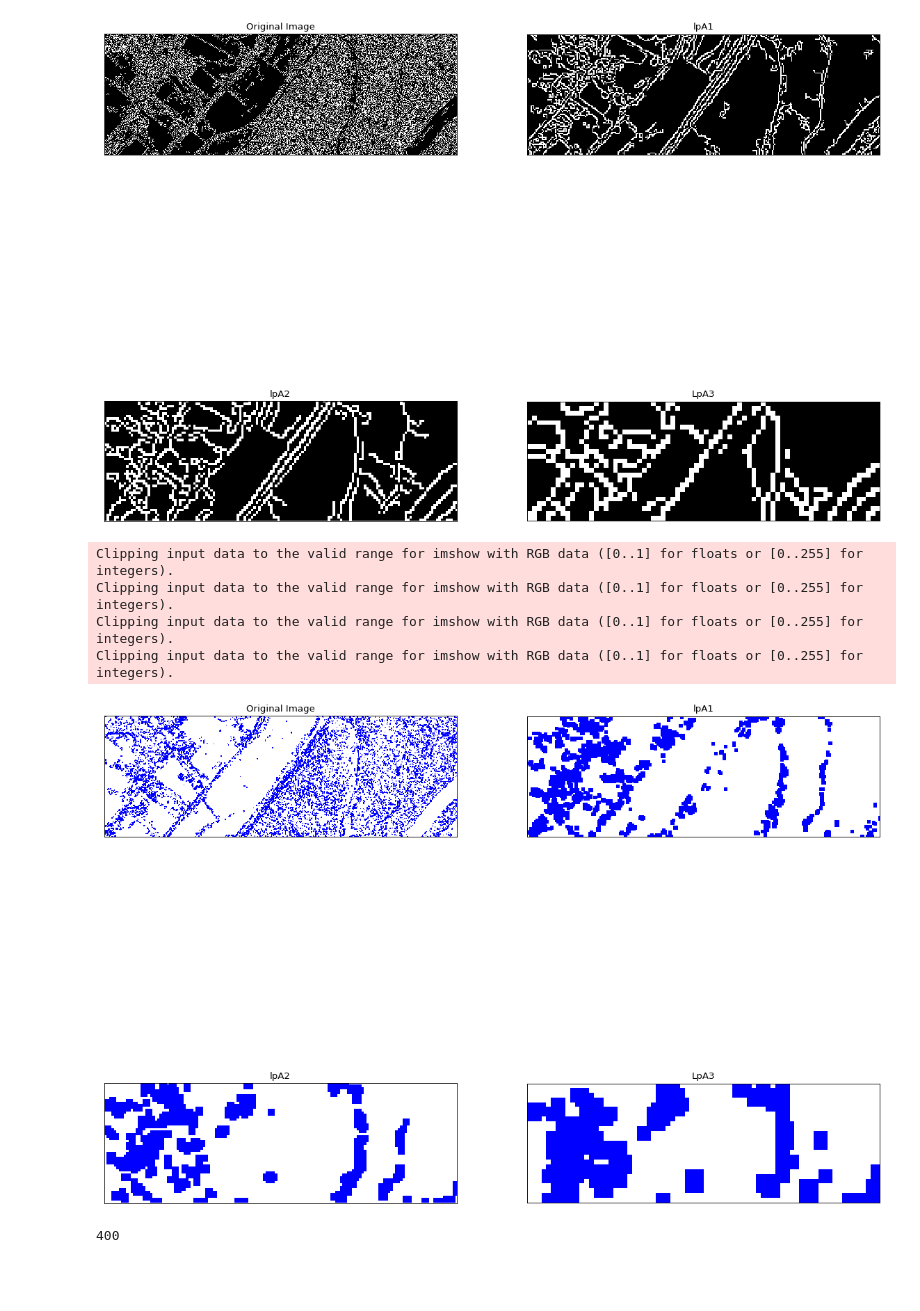
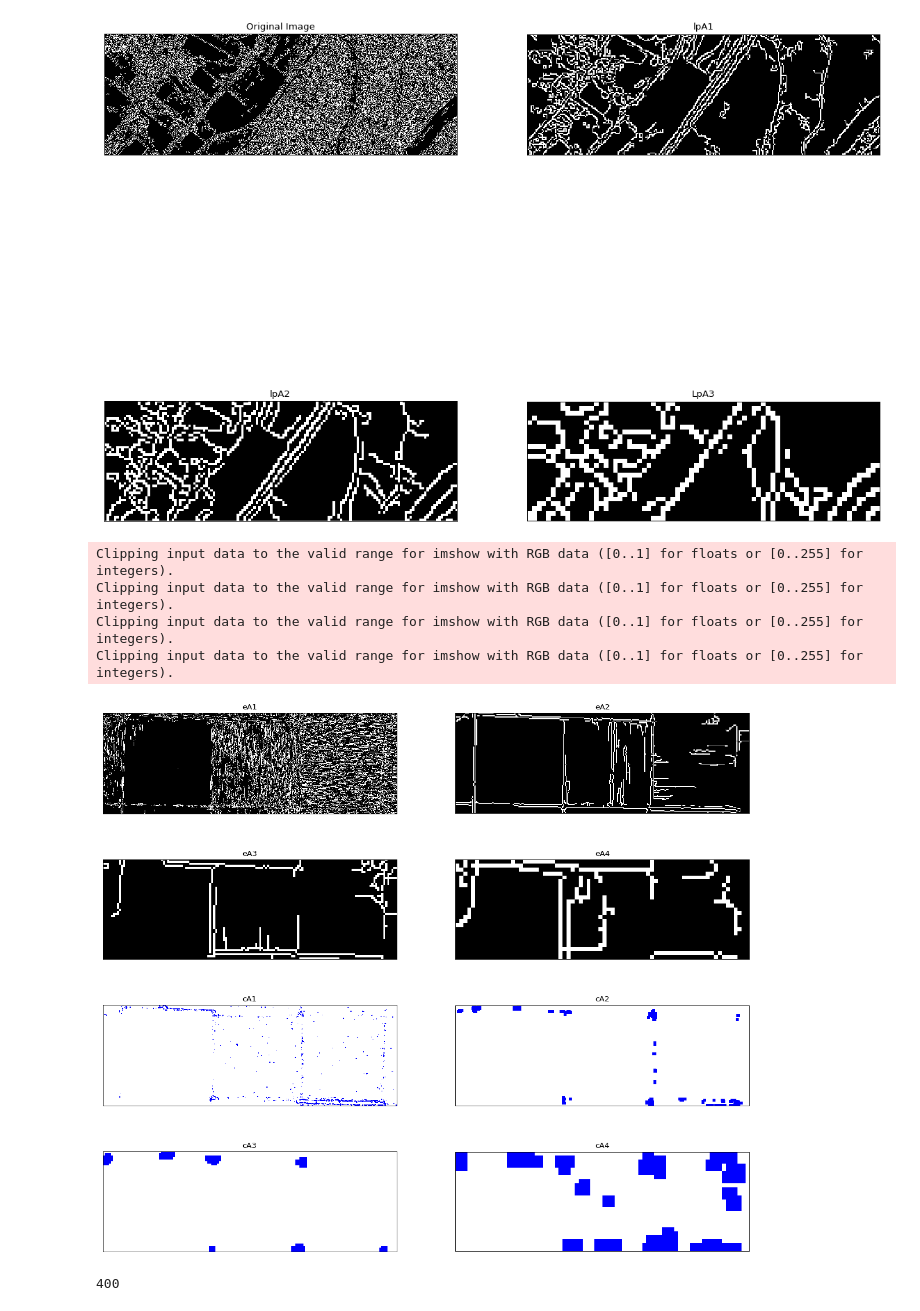
Before and after one commit to nfick/agfield, a Jupyter notebook: hello/FindFieldTest/FindingAField.ipynb, the cells around one changed output. Saved outputs shown, nothing was run; the diff lists cells and outputs as text; code cells hidden in the pictures; blank space fills up the shorter version.

```diff
--- a/hello/FindFieldTest/FindingAField.ipynb
+++ b/hello/FindFieldTest/FindingAField.ipynb
@@ -182,44 +417,45 @@ plt.show()
 # %% [output]
 [figure]
 # %%
-G = img.copy()
+G = img2.copy()
 gpA = [G]
-eImg = cv2.cvtColor(G,cv2.COLOR_BGR2GRAY)
-eImg = np.float32(eImg)
-dst = cv2.cornerHarris(eImg,2,1,0.04)
+cImg = cv2.cvtColor(G,cv2.COLOR_BGR2GRAY)
+cImg = np.float32(cImg)
+dst = cv2.cornerHarris(cImg,2,1,0.04)
 dst = cv2.dilate(dst,None)
-eImg = cv2.cvtColor(eImg,cv2.COLOR_GRAY2BGR)
-eImg[dst>0.01*dst.max()]=[0,0,255]
-
-eA = [eImg]
+cImg = cv2.cvtColor(cImg,cv2.COLOR_GRAY2BGR)
+cImg[dst>0.01*dst.max()]=[0,0,255]
+cA = [cImg]
+eA = [cv2.Canny(G,50,150)]
 for i in range(4):
     G = cv2.pyrDown(G)
     gpA.append(G)
-    eImg = cv2.cvtColor(G,cv2.COLOR_BGR2GRAY)
-    eImg = np.float32(eImg)
-    dst = cv2.cornerHarris(eImg,2,1,0.04)
+    cImg = cv2.cvtColor(G,cv2.COLOR_BGR2GRAY)
+    cImg = np.float32(cImg)
+    dst = cv2.cornerHarris(cImg,2,1,0.04)
     dst = cv2.dilate(dst,None)
-    eImg = cv2.cvtColor(eImg,cv2.COLOR_GRAY2BGR)
-    eImg[dst>0.01*dst.max()]=[0,0,255]
-    eA.append(eImg)
+    cImg = cv2.cvtColor(cImg,cv2.COLOR_GRAY2BGR)
+    cImg[dst>0.01*dst.max()]=[0,0,255]
+    cA.append(cImg)
+    eA.append(cv2.Canny(G,50,150))
 
 plt.figure(figsize=(18, 16), dpi= 80, facecolor='w', edgecolor='k')
 
-titles = ['Original Image','lpA1','lpA2','LpA3']
-images = [eA[0], eA[2], eA[3], eA[4]]
+titles = ['eA1','eA2','eA3','eA4','cA1','cA2','cA3','cA4']
+images = [eA[0], eA[2], eA[3], eA[4],cA[0], cA[2], cA[3], cA[4]]
 
-for i in range(4):
-    plt.subplot(2,2,i+1),plt.imshow(images[i],'gray')
+for i in range(8):
+    plt.subplot(4,2,i+1),plt.imshow(images[i],'gray')
     plt.title(titles[i])
     plt.xticks([]),plt.yticks([])
 
 plt.show()
 # %% [output]
 Clipping input data to the valid range for imshow with RGB data ([0..1] for floats or [0..255] for integers).
 Clipping input data to the valid range for imshow with RGB data ([0..1] for floats or [0..255] for integers).
 Clipping input data to the valid range for imshow with RGB data ([0..1] for floats or [0..255] for integers).
 Clipping input data to the valid range for imshow with RGB data ([0..1] for floats or [0..255] for integers).
-[figure, old version]
+[figure, new version]
 # %%
 img.shape[0]
 # %% [output]
```
Also changed, not shown: parts of 16 cells of this notebook, 2 other files.
